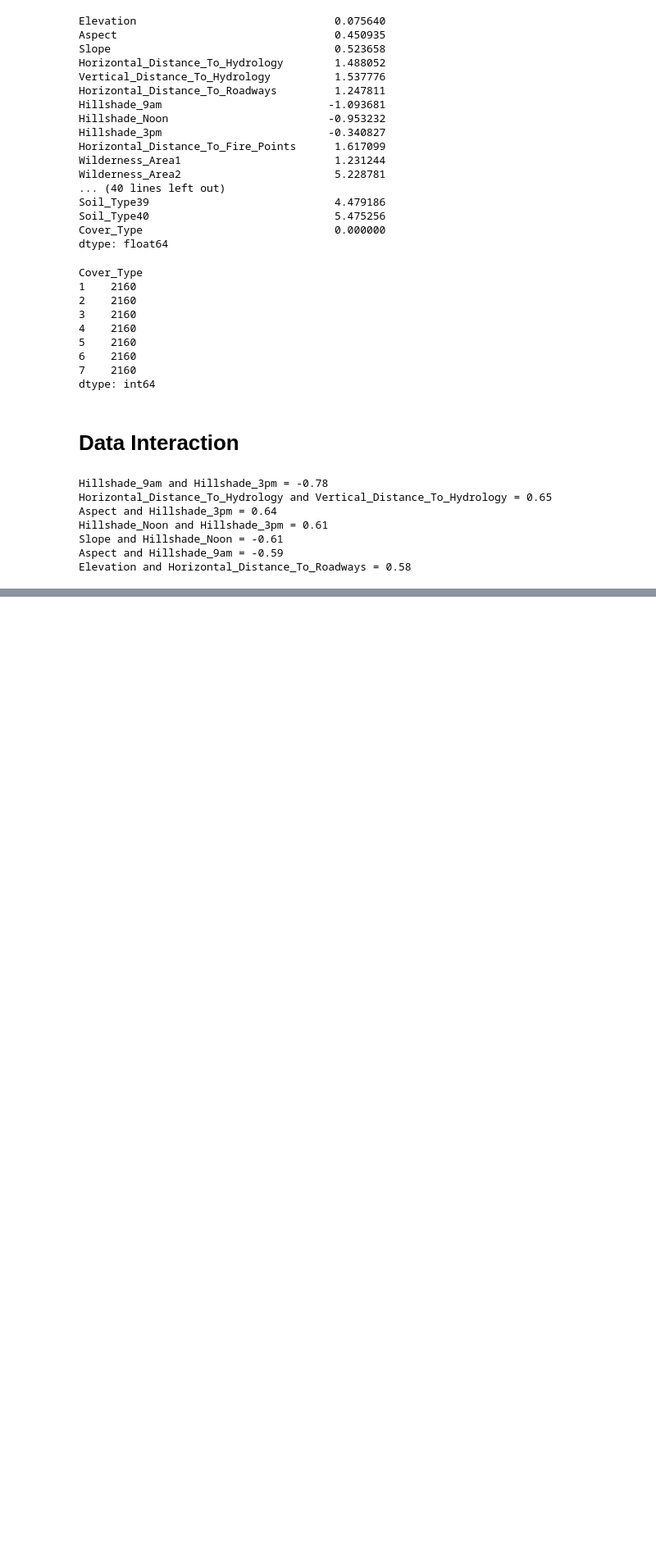
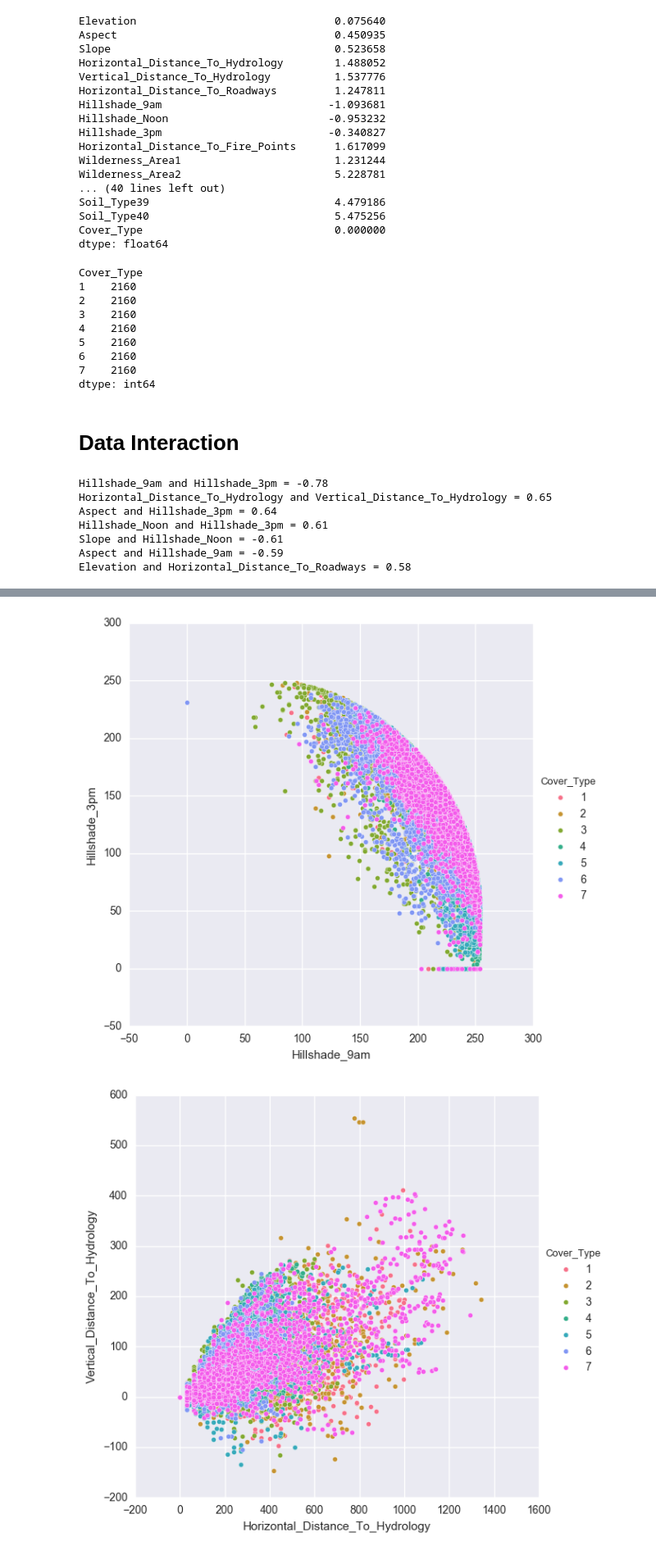
Before and after one commit to probao/Kaggle-Playground, a Jupyter notebook: Forest Cover Type Prediction/Kaggle_Forest.ipynb, the cells around one changed output, grey strips where cells are left out. Shown at 82% size. Saved outputs shown, nothing was run; the diff lists cells and outputs as text; code cells hidden in the pictures; blank space fills up the shorter version.

```diff
--- a/Forest Cover Type Prediction/Kaggle_Forest.ipynb
+++ b/Forest Cover Type Prediction/Kaggle_Forest.ipynb
@@ -173,0 +176,17 @@ Elevation and Horizontal_Distance_To_Roadways = 0.58
+# %%
+#import plotting libraries
+import seaborn as sns
+import matplotlib.pyplot as plt
+
+# Scatter plot of only the highly correlated pairs
+for v,i,j in s_corr_list:
+    sns.pairplot(dataset, hue="Cover_Type", size=6, x_vars=cols[i],y_vars=cols[j] )
+    plt.show()
+
+#The plots show to which class does a point belong to. The class distribution overlaps in the plots.
+#Hillshade patterns give a nice ellipsoid patterns with each other
+#Aspect and Hillshades attributes form a sigmoid pattern
+#Horizontal and vertical distance to hydrology give an almost linear pattern.
+# %% [output]
+[figure, added]
+[figure, added]
```
Also changed, not shown: parts of 12 cells of this notebook.
